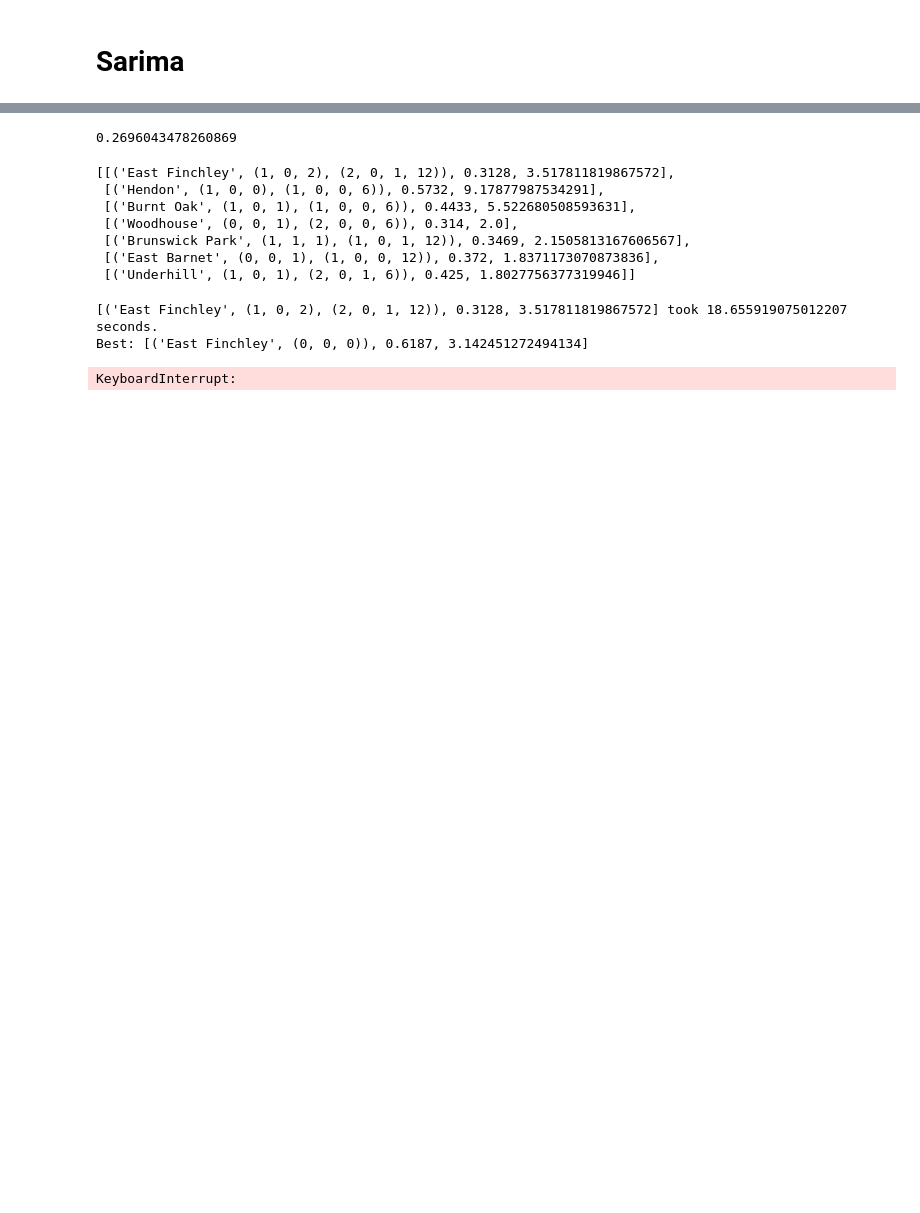
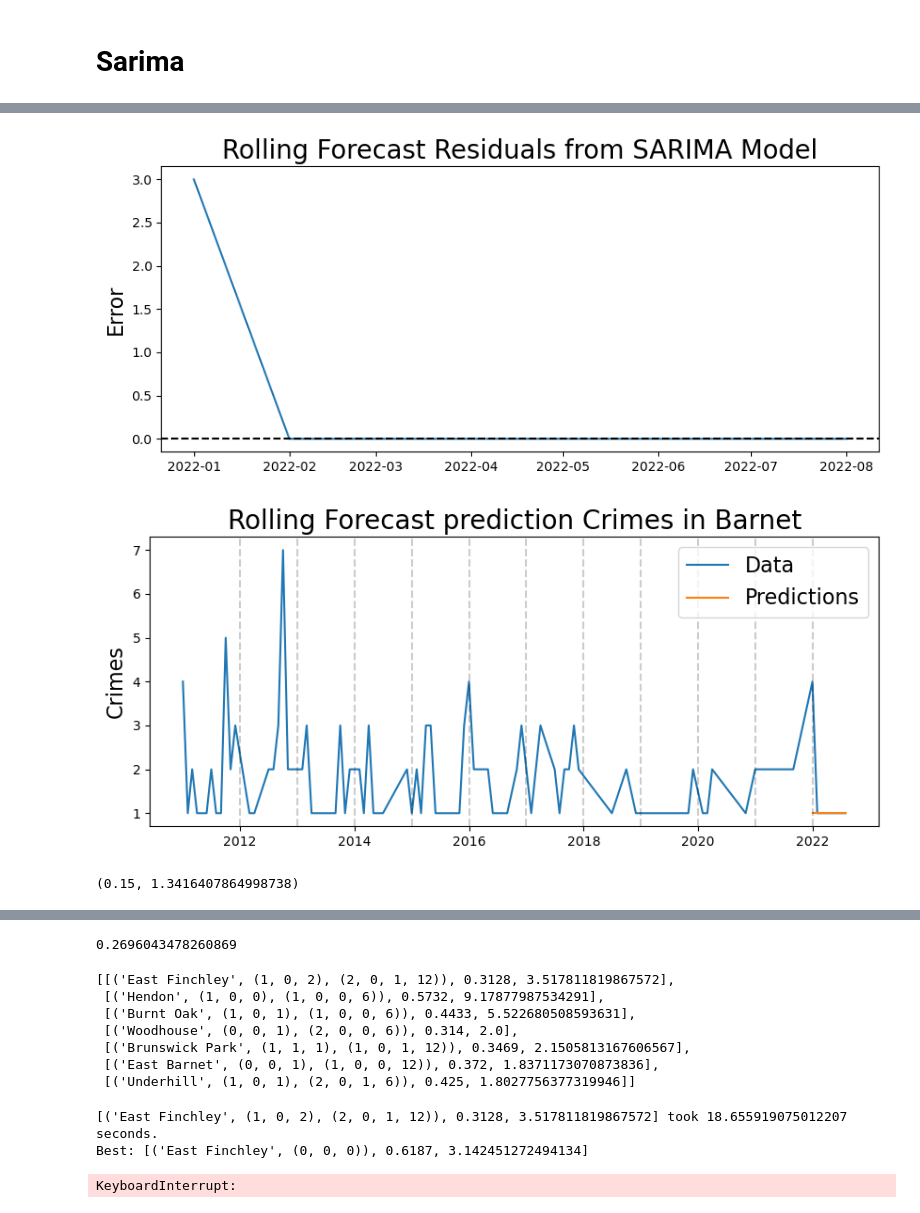
Before and after one commit to SDumarais/DataChallange2, a Jupyter notebook: Sarima Functions.ipynb, the cells around one changed output, grey strips where cells are left out. Cells and saved outputs as stored; diff of their text form; code cells hidden in the pictures; blank space fills up the shorter version.

```diff
--- a/Sarima Functions.ipynb
+++ b/Sarima Functions.ipynb
@@ -204,12 +202,12 @@ def run_functions(temp_timeseries):
     # plot_predictions(temp_timeseries, temp_predictions)
 #     temp_mape, temp_rmse = statistics(temp_residuals, temp_test)
 
-    temp_rolling_predictions, temp_rolling_residuals = rolling_pred_res(temp_train, temp_test, temp_timeseries, my_order, my_seasonal_order)
-    # plot_rolling_residuals(temp_rolling_residuals)
-    # plot_rolling_predictions(temp_timeseries, temp_rolling_predictions)
+    temp_rolling_predictions, temp_rolling_residuals, model_fit = rolling_pred_res(temp_train, temp_test, temp_timeseries, my_order, my_seasonal_order)
+#     plot_rolling_residuals(temp_rolling_residuals)
+#     plot_rolling_predictions(temp_timeseries, temp_rolling_predictions)
     temp_rmape, temp_rrmse = rolling_statistics(temp_rolling_residuals, temp_test)
 
-    return temp_rmape, temp_rrmse
+    return temp_rmape, temp_rrmse, model_fit
 # %%
 # # Part that runs each individual ward with the same parameters as the big one
 # rmse_lst = []
@@ -256,7 +238,7 @@ for x in [1,2]:
 # %%
 best_order_lst = []
 i=0
-for x in tqdm(result['WD22NM'].unique()):
+for x in tqdm(dataset['ward_name'].unique()):
     i+=1
     start= time()
     looking_lst = []
@@ -265,8 +247,8 @@ for x in tqdm(result['WD22NM'].unique()):
             try:
                 my_order = y
                 my_seasonal_order = z
-                df_temp = result[result['WD22NM'] == x]
-                temp_timeseries = df_temp.groupby("Month").count()['Latitude']
+                df_temp = dataset[dataset['ward_name'] == x]
+                temp_timeseries = df_temp.groupby("month").count()['latitude']
                 new_temp_mape, new_temp_rmse = run_functions(temp_timeseries)
                 looking_lst.append([(x,y,z), new_temp_mape, new_temp_rmse])
             except:
@@ -322,0 +317,9 @@ Best: [('Childs Hill', (1, 1, 2), (2, 0, 1, 12)), 0.3152, 5.522680508593631]
+# %%
+ward = 'Underhill'
+my_order = (0,0,0)
+my_seasonal_order = (2,0,0,6)
+df_temp = dataset[dataset['ward_name'] == ward]
+temp_timeseries = df_temp.groupby("month").count()['latitude']
+x, y, new_model_fit = run_functions(temp_timeseries)
+[x for x in new_model_fit.forecast(8)][7]
+# new_model_fit.forecast(8)
@@ -322,0 +330,10 @@ Best: [('Childs Hill', (1, 1, 2), (2, 0, 1, 12)), 0.3152, 5.522680508593631]
+# %%
+dct = {}
+for x in best_order_lst:
+    ward = x[0][0]
+    my_order = x[0][1]
+    my_seasonal_order = x[0][2]
+    df_temp = dataset[dataset['ward_name'] == ward]
+    temp_timeseries = df_temp.groupby("month").count()['latitude']
+    x, y, new_model_fit = run_functions(temp_timeseries)
+    dct[ward] =  round([x for x in new_model_fit.forecast(8)][7])
@@ -322,0 +369,13 @@ Best: [('Childs Hill', (1, 1, 2), (2, 0, 1, 12)), 0.3152, 5.522680508593631]
+# %%
+temp_df = dataset[dataset['ward_name'] == 'Colindale South']
+temp_timeseries = df_temp.groupby("month").count()['latitude']
+my_order = (0, 1, 1)
+my_seasonal_order = (1, 0, 0, 6)
+new_temp_mape, new_temp_rmse = run_functions(temp_timeseries)
+# %% [output]
+[figure, added]
+[figure, added]
+# %%
+new_temp_mape, new_temp_rmse
+# %% [output]
+(0.15, 1.3416407864998738)
```
Also changed, not shown: parts of 18 cells of this notebook, 1 other file.
